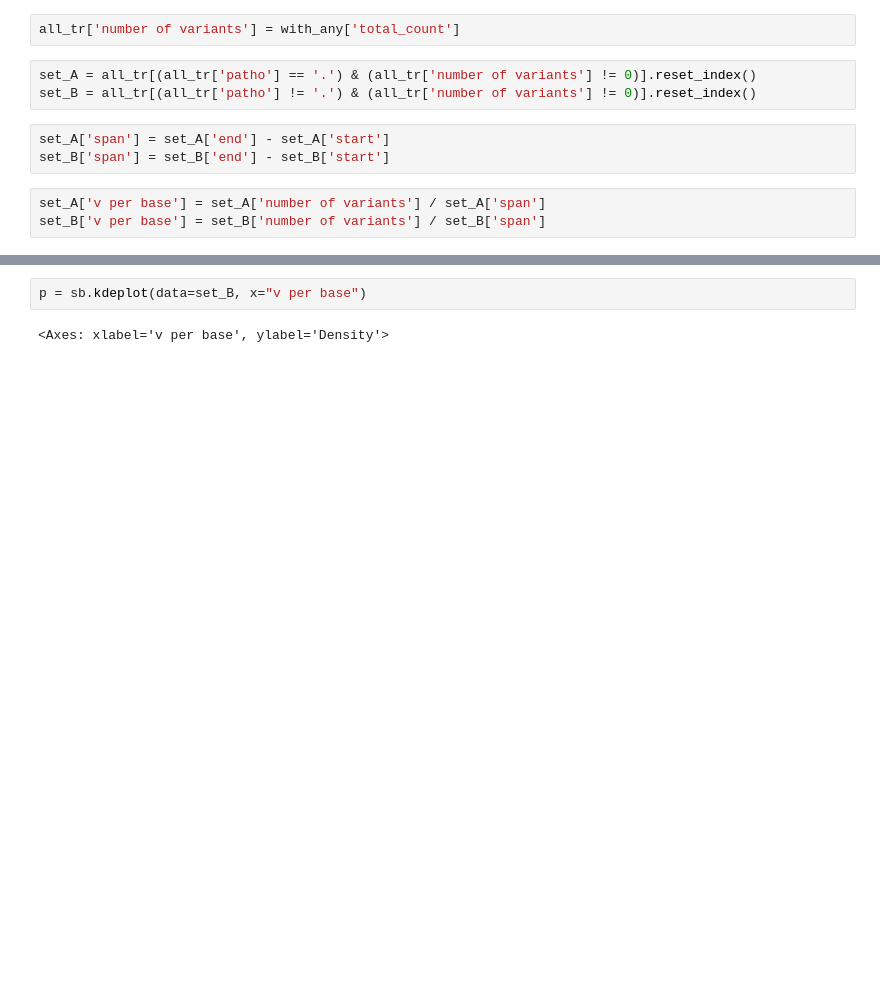
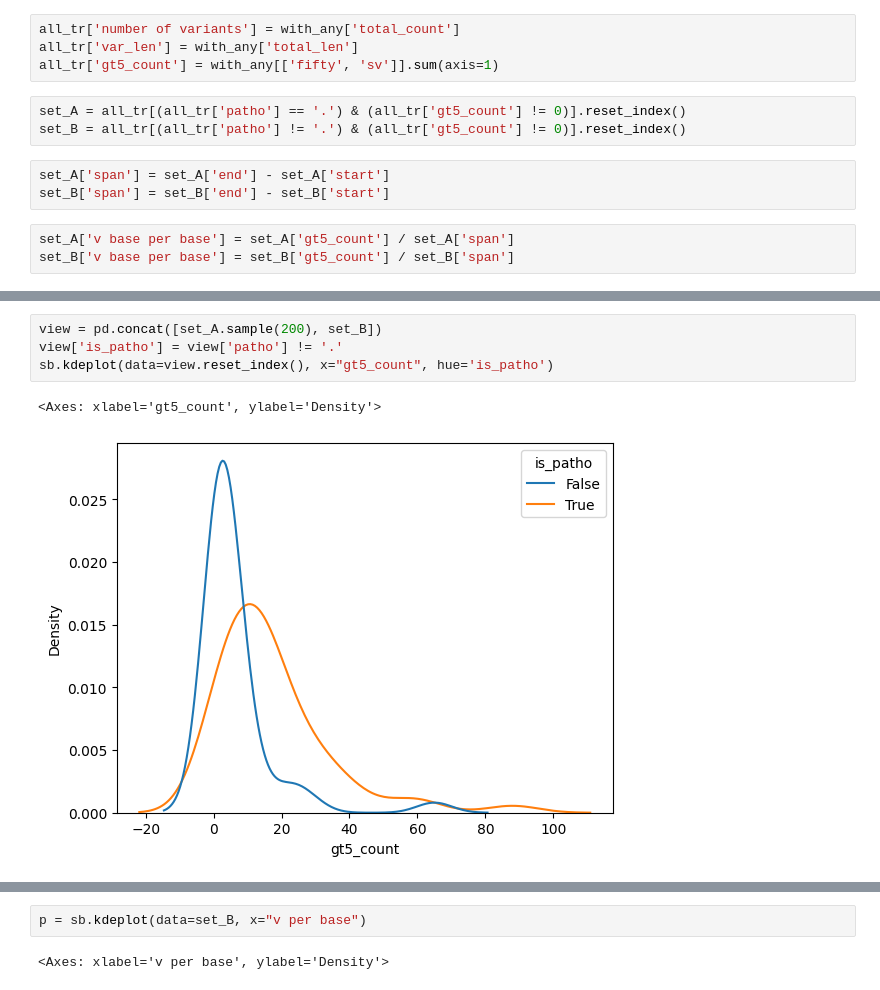
Before and after one commit to ACEnglish/adotto, a Jupyter notebook: manuscript/variant_numbers/Analysis.ipynb, the cells around one changed output, grey strips where cells are left out. Drawn from its saved outputs; the diff is of its cells as text; blank space fills up the shorter version.

```diff
--- a/manuscript/variant_numbers/Analysis.ipynb
+++ b/manuscript/variant_numbers/Analysis.ipynb
@@ -263,11 +279,13 @@ m_without = all_tr.loc[without_any.index]
 # %%
 all_tr['number of variants'] = with_any['total_count']
+all_tr['var_len'] = with_any['total_len']
+all_tr['gt5_count'] = with_any[['fifty', 'sv']].sum(axis=1)
 # %%
-set_A = all_tr[(all_tr['patho'] == '.') & (all_tr['number of variants'] != 0)].reset_index()
-set_B = all_tr[(all_tr['patho'] != '.') & (all_tr['number of variants'] != 0)].reset_index()
+set_A = all_tr[(all_tr['patho'] == '.') & (all_tr['gt5_count'] != 0)].reset_index()
+set_B = all_tr[(all_tr['patho'] != '.') & (all_tr['gt5_count'] != 0)].reset_index()
 # %%
 set_A['span'] = set_A['end'] - set_A['start']
 set_B['span'] = set_B['end'] - set_B['start']
 # %%
-set_A['v per base'] = set_A['number of variants'] / set_A['span']
-set_B['v per base'] = set_B['number of variants'] / set_B['span']
+set_A['v base per base'] = set_A['gt5_count'] / set_A['span']
+set_B['v base per base'] = set_B['gt5_count'] / set_B['span']
@@ -283,0 +298,7 @@ sb.histplot(data=l, x="v per base", hue='set', multiple='dodge', binwidth=0.05)
+# %%
+view = pd.concat([set_A.sample(200), set_B])
+view['is_patho'] = view['patho'] != '.'
+sb.kdeplot(data=view.reset_index(), x="gt5_count", hue='is_patho')
+# %% [output]
+<Axes: xlabel='gt5_count', ylabel='Density'>
+[figure, added]
```
Also changed, not shown: parts of 7 cells of this notebook, 12 other files.
